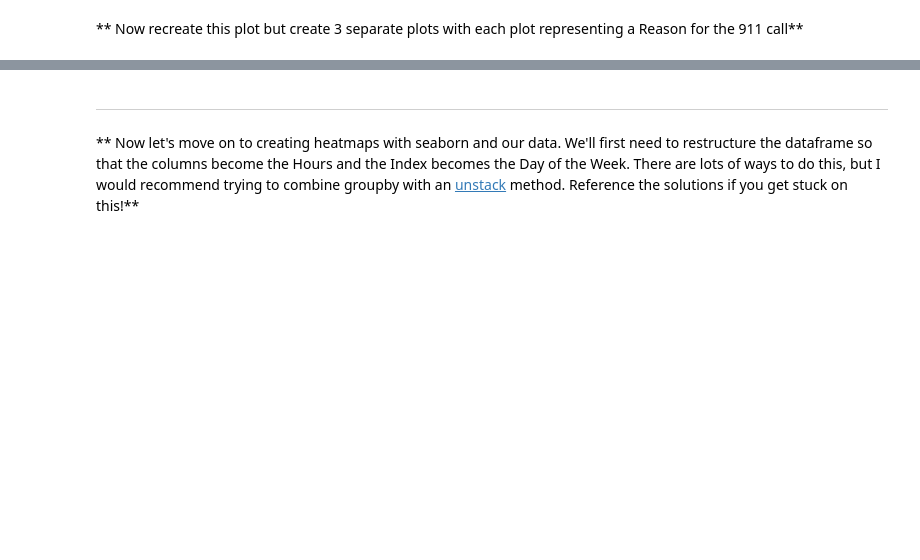
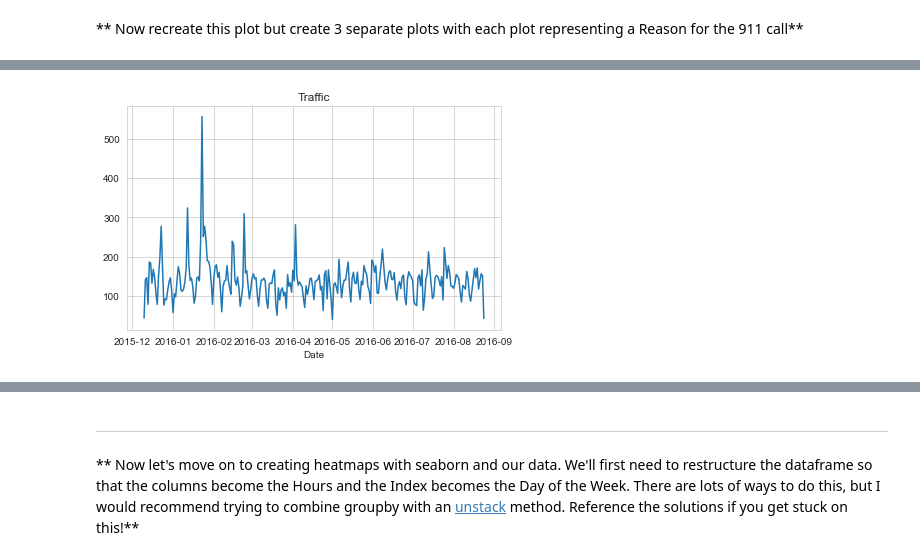
Before and after one commit to ChojdiMag/pandas, a Jupyter notebook: 911_Calls Data/01-911 Calls Data Capstone Project.ipynb, the cells around one changed output, grey strips where cells are left out. Cells and saved outputs as stored; diff of their text form; code cells hidden in the pictures; blank space fills up the shorter version.

```diff
--- a/911_Calls Data/01-911 Calls Data Capstone Project.ipynb
+++ b/911_Calls Data/01-911 Calls Data Capstone Project.ipynb
@@ -227,0 +221,6 @@ df['Date']=df['timeStamp'].apply(lambda t: t.date())
+# %%
+df[df['Reason'] == 'Traffic'].groupby('Date').count()['lat'].plot()
+plt.title('Traffic')
+plt.tight_layout()
+# %% [output]
+[figure, added]
```
Also changed, not shown: parts of 19 cells of this notebook.
